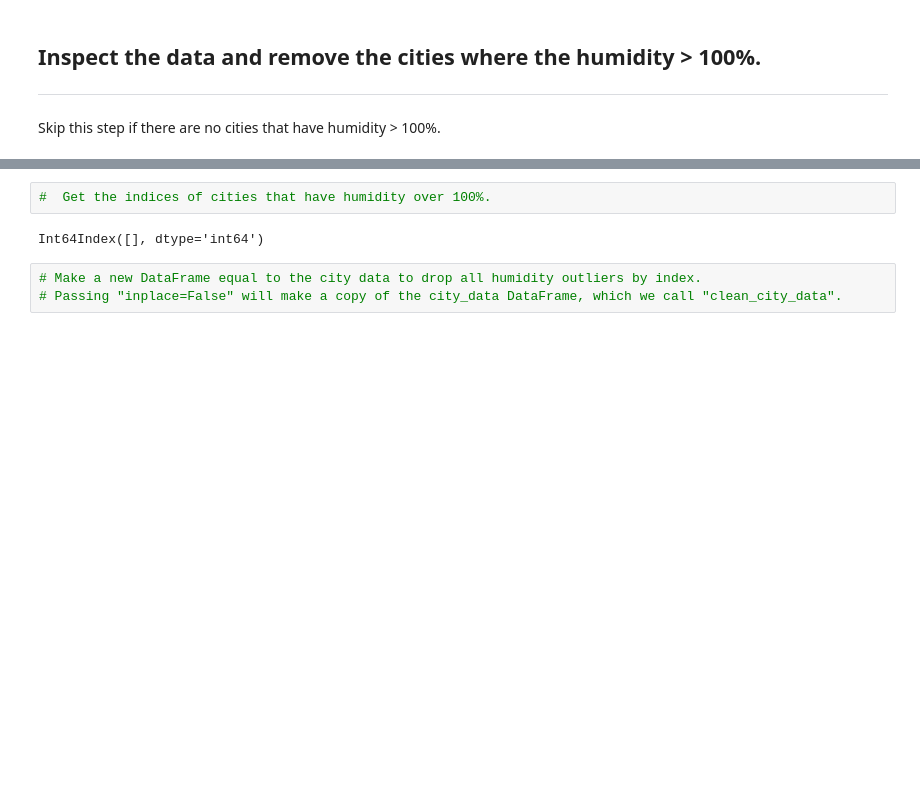
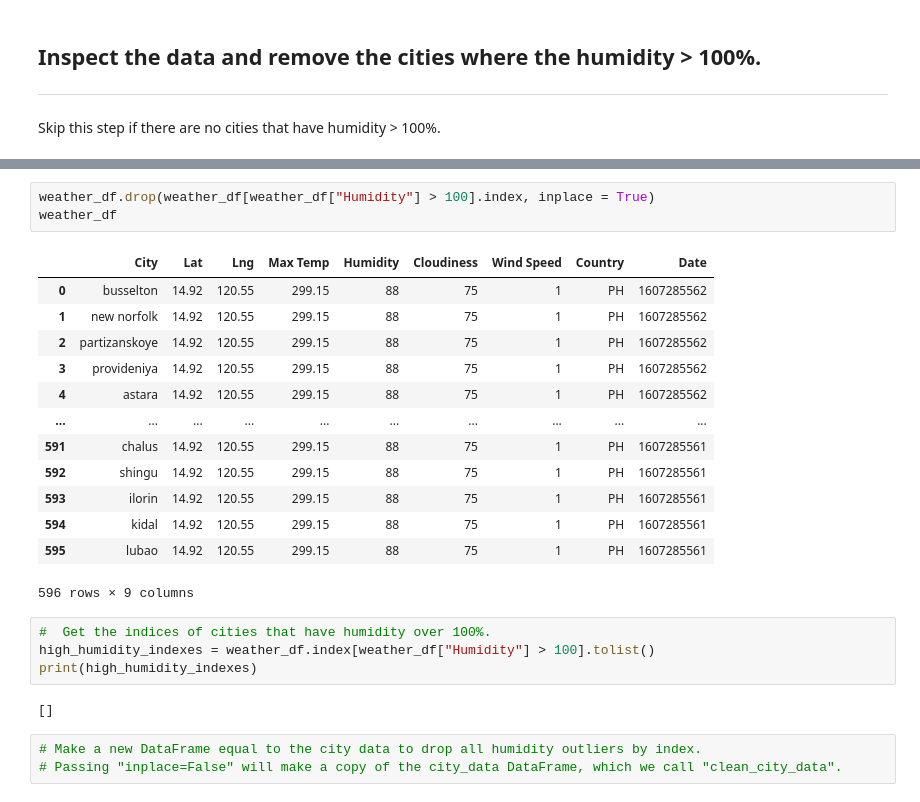
Before and after one commit to jforbis/python-api-challenge, a Jupyter notebook: WeatherPy.ipynb, the cells around one changed output, grey strips where cells are left out. Drawn from its saved outputs; the diff is of its cells as text; blank space fills up the shorter version.

Commit message:
save point: finished finding any rows over 100% humidity

```diff
--- a/WeatherPy.ipynb
+++ b/WeatherPy.ipynb
@@ -182,7 +172,26 @@ Skip this step if there are no cities that have humidity > 100%.
+# %%
+weather_df.drop(weather_df[weather_df["Humidity"] > 100].index, inplace = True)
+weather_df
+# %% [output]
+|  | City | Lat | Lng | Max Temp | Humidity | Cloudiness | Wind Speed | Country | Date |
+| 0 | busselton | 14.92 | 120.55 | 299.15 | 88 | 75 | 1 | PH | 1607285562 |
+| 1 | new norfolk | 14.92 | 120.55 | 299.15 | 88 | 75 | 1 | PH | 1607285562 |
+| 2 | partizanskoye | 14.92 | 120.55 | 299.15 | 88 | 75 | 1 | PH | 1607285562 |
+| 3 | provideniya | 14.92 | 120.55 | 299.15 | 88 | 75 | 1 | PH | 1607285562 |
+| 4 | astara | 14.92 | 120.55 | 299.15 | 88 | 75 | 1 | PH | 1607285562 |
+| ... | ... | ... | ... | ... | ... | ... | ... | ... | ... |
+| 591 | chalus | 14.92 | 120.55 | 299.15 | 88 | 75 | 1 | PH | 1607285561 |
+| 592 | shingu | 14.92 | 120.55 | 299.15 | 88 | 75 | 1 | PH | 1607285561 |
+| 593 | ilorin | 14.92 | 120.55 | 299.15 | 88 | 75 | 1 | PH | 1607285561 |
+| 594 | kidal | 14.92 | 120.55 | 299.15 | 88 | 75 | 1 | PH | 1607285561 |
+| 595 | lubao | 14.92 | 120.55 | 299.15 | 88 | 75 | 1 | PH | 1607285561 |
+596 rows × 9 columns
 # %%
 #  Get the indices of cities that have humidity over 100%.
+high_humidity_indexes = weather_df.index[weather_df["Humidity"] > 100].tolist()
+print(high_humidity_indexes)
 # %% [output]
-Int64Index([], dtype='int64')
+[]
 # %%
 # Make a new DataFrame equal to the city data to drop all humidity outliers by index.
 # Passing "inplace=False" will make a copy of the city_data DataFrame, which we call "clean_city_data".
```
Also changed, not shown: parts of 3 cells of this notebook.
